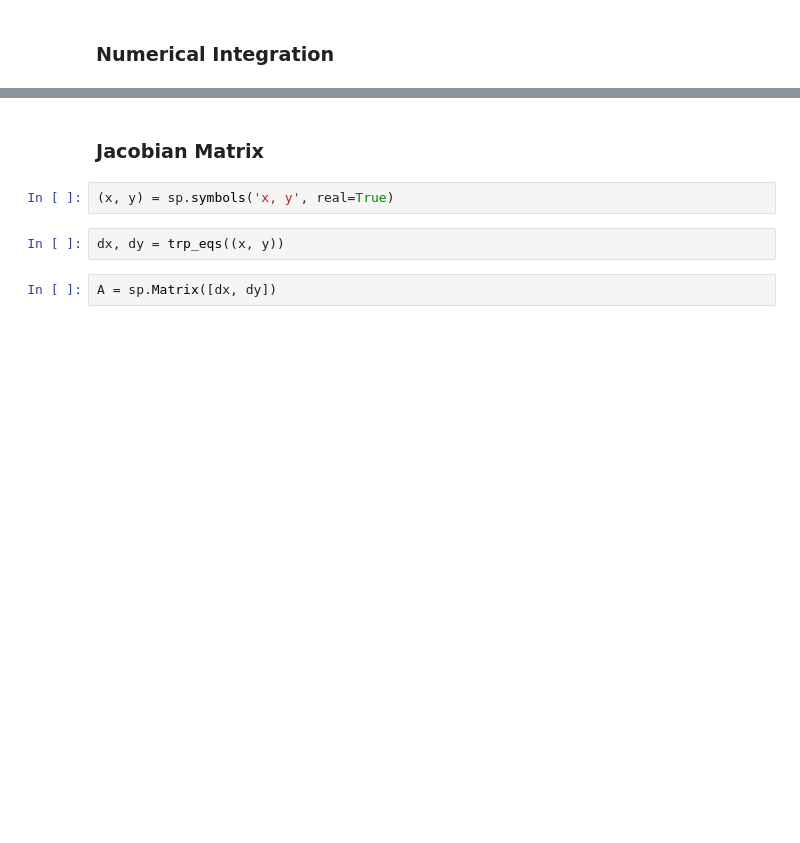
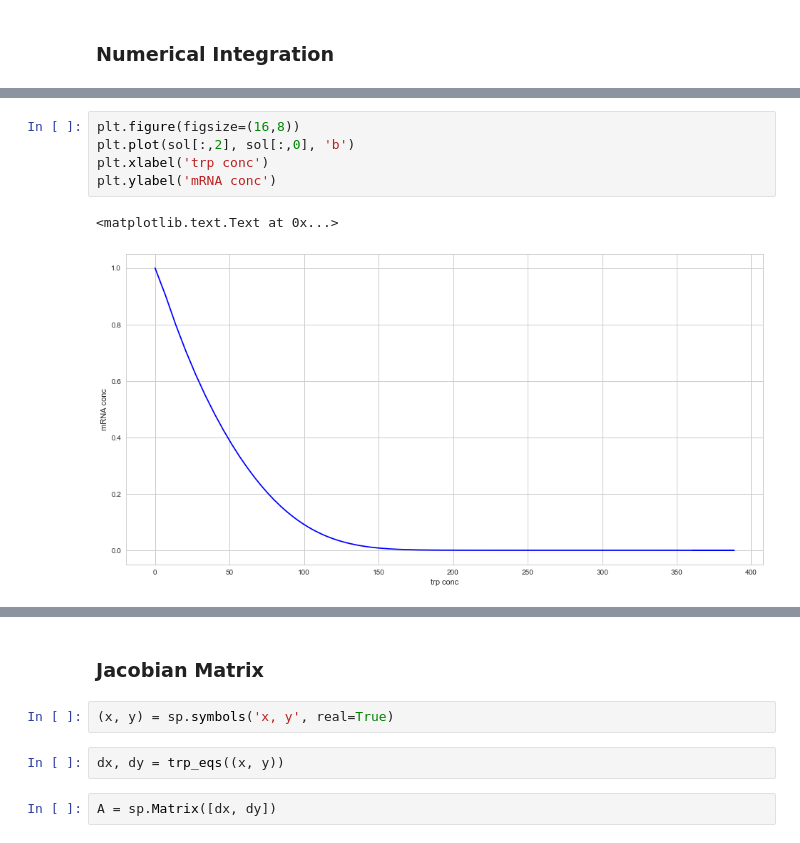
Before and after one commit to phuongho43/beng125-trpOperon, a Jupyter notebook: trpOperon.ipynb, the cells around one changed output, grey strips where cells are left out. Saved outputs shown, nothing was run; the diff lists cells and outputs as text; blank space fills up the shorter version.

```diff
--- a/trpOperon.ipynb
+++ b/trpOperon.ipynb
@@ -88 +136,9 @@ array([[ 0.06      ,  6.        ],
+# %%
+plt.figure(figsize=(16,8))
+plt.plot(sol[:,2], sol[:,0], 'b')
+plt.xlabel('trp conc')
+plt.ylabel('mRNA conc')
+# %% [output]
+<matplotlib.text.Text at 0x...>
+[figure, added]
 # %%
```
Also changed, not shown: parts of 27 cells of this notebook, 2 other files.
